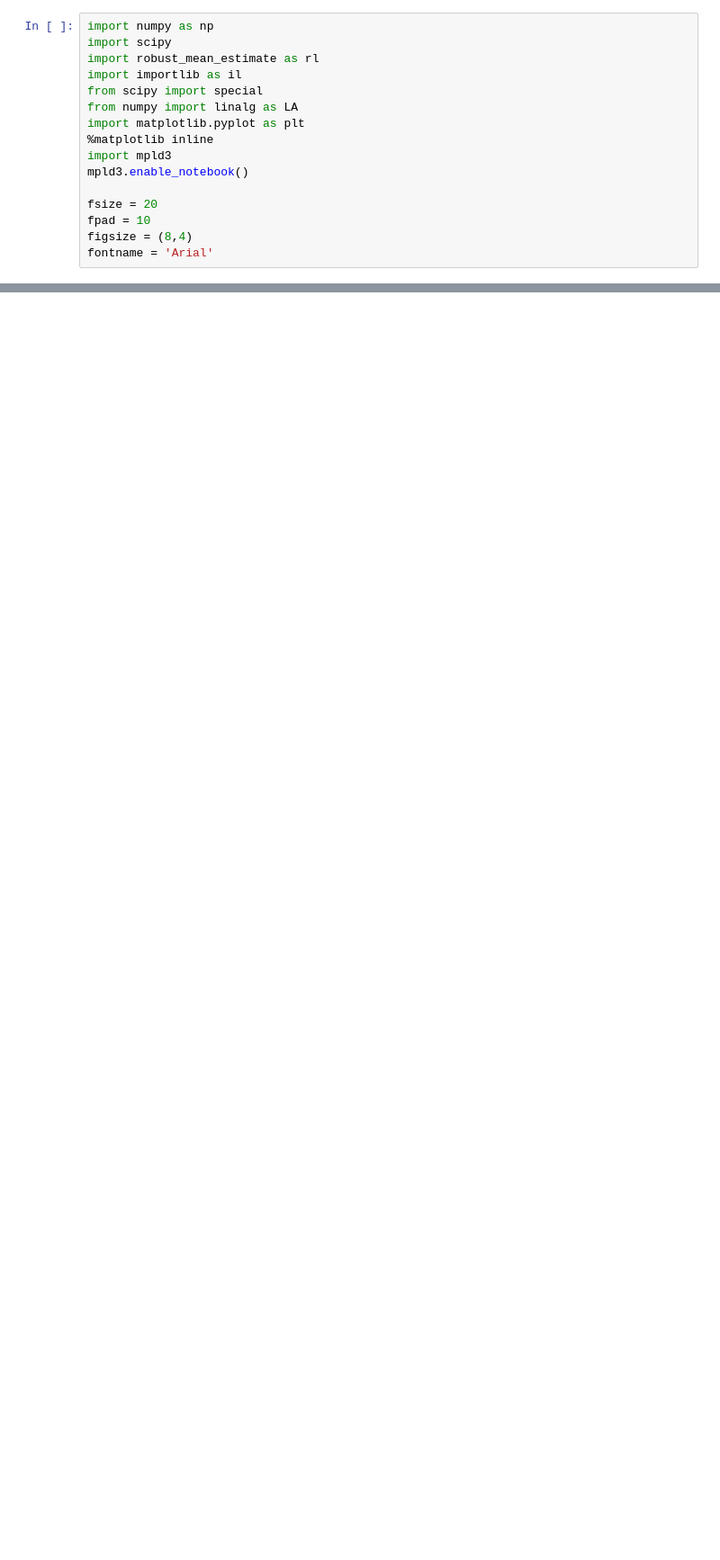
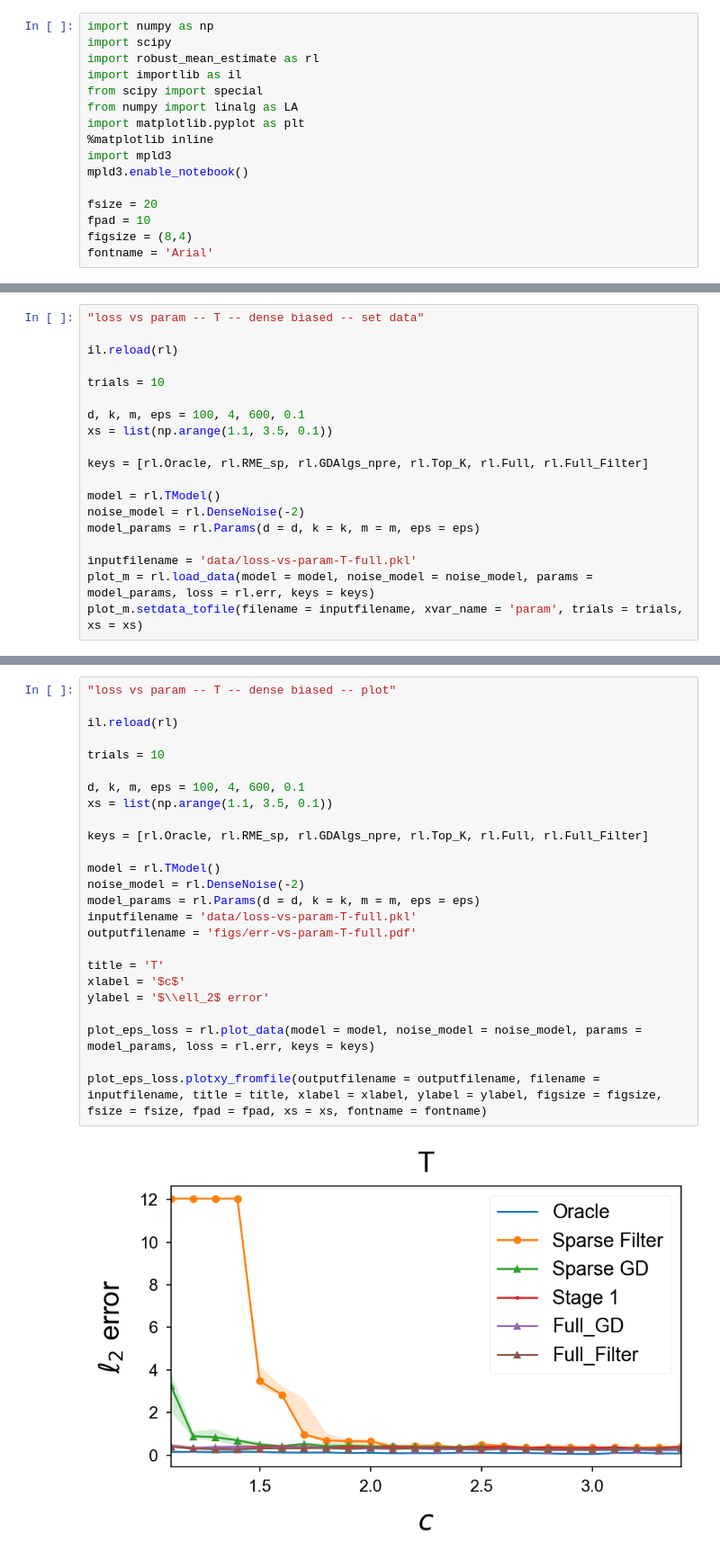
Before and after one commit to ying-hui-he/Robust_mean_estimation, a Jupyter notebook: inf.ipynb, the cells around one changed output, grey strips where cells are left out. Shown at 90% size. Cells and saved outputs as stored; diff of their text form; blank space fills up the shorter version.

```diff
--- a/inf.ipynb
+++ b/inf.ipynb
@@ -269,0 +507,19 @@ plot_eps_loss.plotxy_fromfile(outputfilename = outputfilename, filename = inputf
+# %%
+"loss vs param -- T -- dense biased -- set data"
+
+il.reload(rl)
+
+trials = 10
+
+d, k, m, eps = 100, 4, 600, 0.1
+xs = list(np.arange(1.1, 3.5, 0.1))
+
+keys = [rl.Oracle, rl.RME_sp, rl.GDAlgs_npre, rl.Top_K, rl.Full, rl.Full_Filter]
+
+model = rl.TModel()
+noise_model = rl.DenseNoise(-2)
+model_params = rl.Params(d = d, k = k, m = m, eps = eps)
+
+inputfilename = 'data/loss-vs-param-T-full.pkl'
+plot_m = rl.load_data(model = model, noise_model = noise_model, params = model_params, loss = rl.err, keys = keys)
+plot_m.setdata_tofile(filename = inputfilename, xvar_name = 'param', trials = trials, xs = xs)
@@ -269,0 +724,27 @@ plot_eps_loss.plotxy_fromfile(outputfilename = outputfilename, filename = inputf
+# %%
+"loss vs param -- T -- dense biased -- plot"
+
+il.reload(rl)
+
+trials = 10
+
+d, k, m, eps = 100, 4, 600, 0.1
+xs = list(np.arange(1.1, 3.5, 0.1))
+
+keys = [rl.Oracle, rl.RME_sp, rl.GDAlgs_npre, rl.Top_K, rl.Full, rl.Full_Filter]
+
+model = rl.TModel()
+noise_model = rl.DenseNoise(-2)
+model_params = rl.Params(d = d, k = k, m = m, eps = eps)
+inputfilename = 'data/loss-vs-param-T-full.pkl'
+outputfilename = 'figs/err-vs-param-T-full.pdf'
+
+title = 'T'
+xlabel = '$c$'
+ylabel = '$\\ell_2$ error'
+
+plot_eps_loss = rl.plot_data(model = model, noise_model = noise_model, params = model_params, loss = rl.err, keys = keys)
+
+plot_eps_loss.plotxy_fromfile(outputfilename = outputfilename, filename = inputfilename, title = title, xlabel = xlabel, ylabel = ylabel, figsize = figsize, fsize = fsize, fpad = fpad, xs = xs, fontname = fontname)
+# %% [output]
+[figure, added]
```
Also changed, not shown: parts of 6 cells of this notebook, 55 other files.
